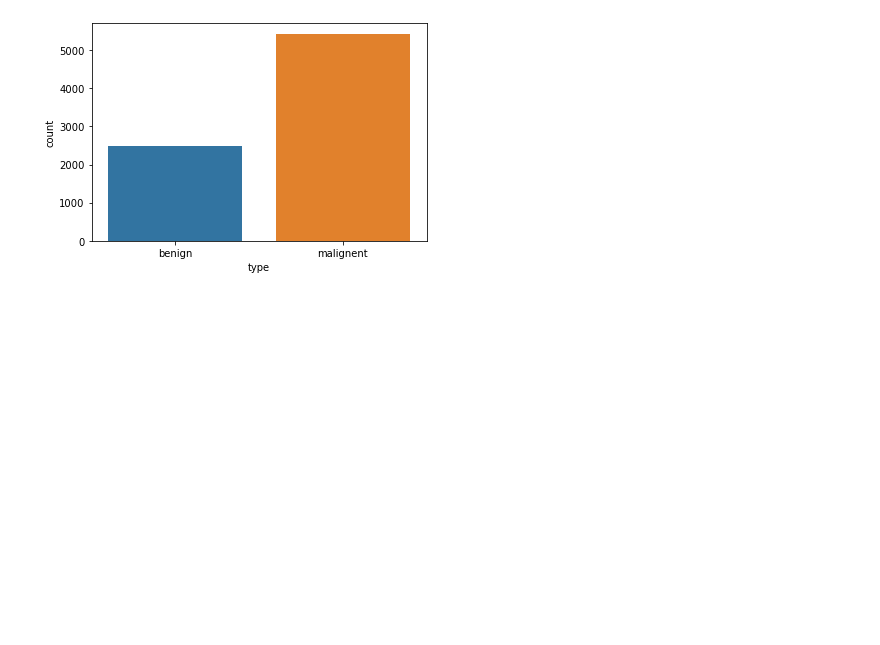
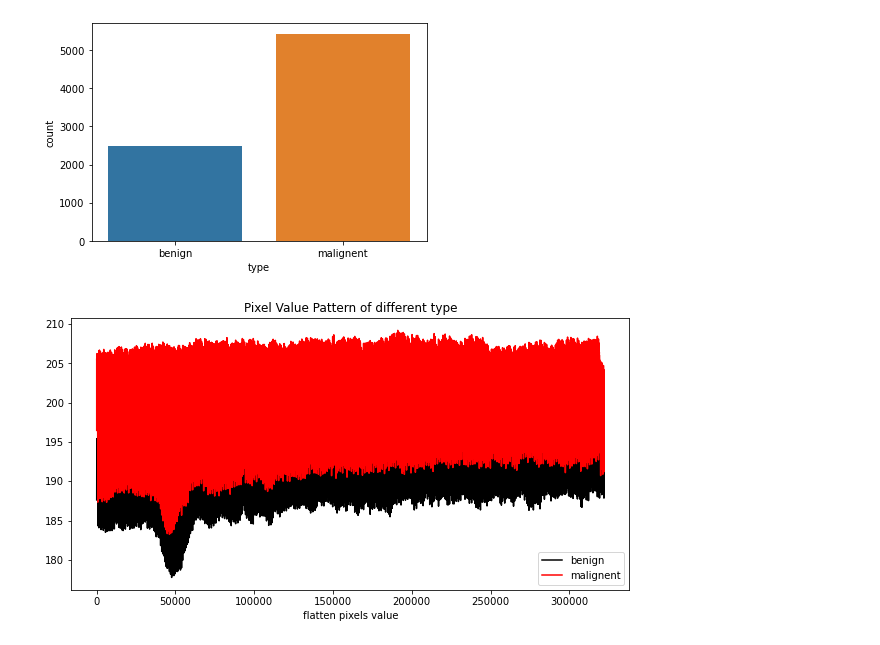
Before and after one commit to samshen1998/CS47-1-GROUP-PROJECT, a Jupyter notebook: Visualize_data.ipynb, the cells around one changed output. Drawn from its saved outputs; the diff is of its cells as text; code cells hidden in the pictures; blank space fills up the shorter version.

Commit message:
Add files via upload
new of the visualization. this would be the final version of this one.

```diff
--- a/Visualize_data.ipynb
+++ b/Visualize_data.ipynb
@@ -155,0 +175,31 @@ plt.show()
+# %%
+# cal means cross all the images
+mean_benign = np.mean(all_benign_array, axis = 0)
+mean_malignent = np.mean(all_malignent_images, axis = 0)
+# %%
+# three channel - RGB
+benign_R = mean_benign[:,:,0]
+benign_G = mean_benign[:,:,1]
+benign_B = mean_benign[:,:,2]
+malignent_R = mean_malignent[:,:,0]
+malignent_G = mean_malignent[:,:,1]
+malignent_B = mean_malignent[:,:,2]
+
+# take R as an example - flatten the matrix
+benign_fla_R = benign_R.reshape(-1, )
+malignent_fla_R = malignent_R.reshape(-1, )
+# %%
+plt.figure(figsize = (10, 5))
+index = list(range(len(benign_fla_R)))
+plt.plot(index, benign_fla_R, "k-")
+plt.plot(index, malignent_fla_R, "r-")
+plt.xlabel("Index of pixels")
+plt.xlabel("flatten pixels value")
+plt.title("Pixel Value Pattern of different type")
+plt.legend(("benign", "malignent"))
+plt.show()
+
+
+# From graph, we can see that bengin cell seems have a lower pixel value on the average level.
+# %% [output]
+[figure, added]
```
Also changed, not shown: parts of 1 cell of this notebook.
